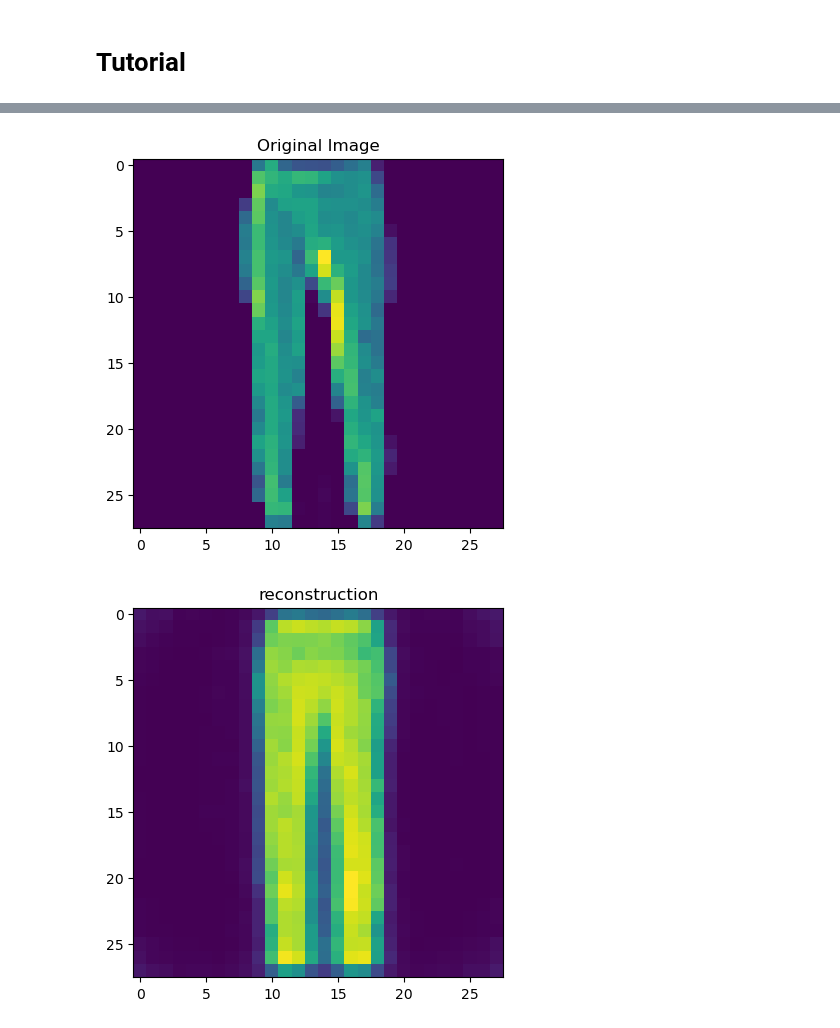
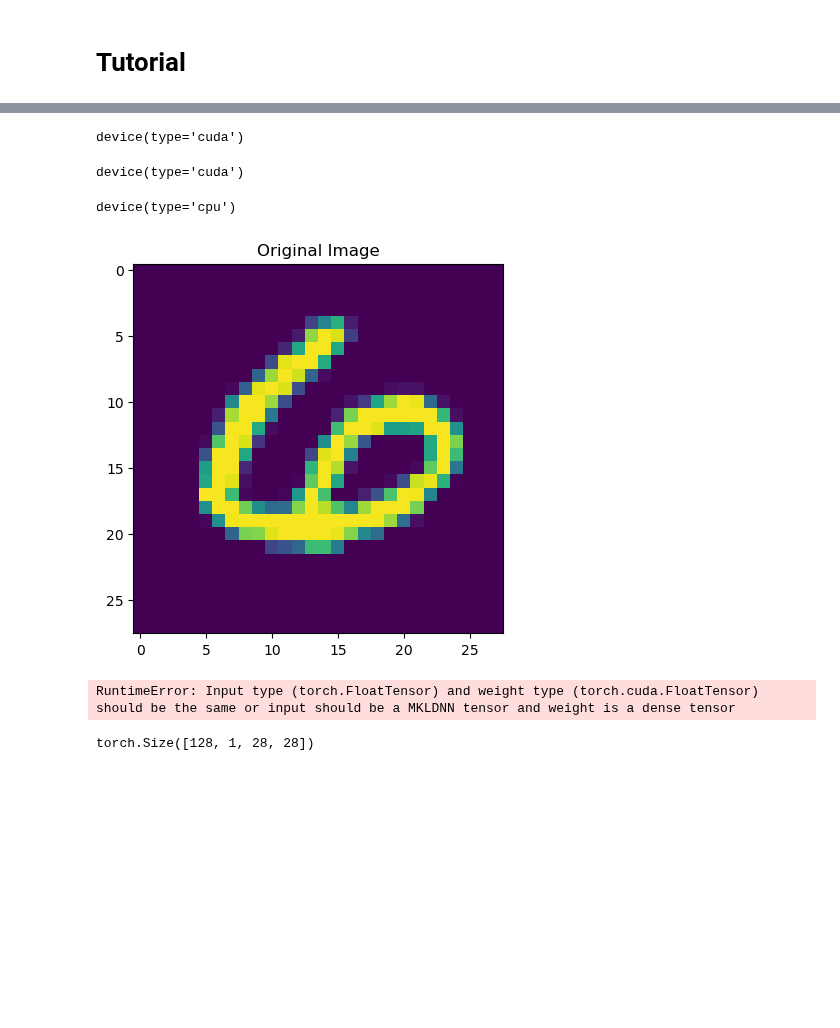
Before and after one commit to bcozmen/deeppy, a Jupyter notebook: tutorials/networks_advanced.ipynb, the cells around one changed output, grey strips where cells are left out. Saved outputs shown, nothing was run; the diff lists cells and outputs as text; code cells hidden in the pictures; blank space fills up the shorter version.

Commit message:
Change in data communication structure

```diff
--- a/tutorials/networks_advanced.ipynb
+++ b/tutorials/networks_advanced.ipynb
@@ -25,20 +23,24 @@ device = torch.device("cuda" if torch.cuda.is_available() else "cpu")
 # %%
 from torchvision import datasets
 from torchvision.transforms import ToTensor
-training_data = datasets.FashionMNIST(
+training_data = datasets.MNIST(
     root="datasets",
     train=True,
     download=True,
     transform=ToTensor()
 )
 
-test_data = datasets.FashionMNIST(
+test_data = datasets.MNIST(
     root="datasets",
     train=False,
     download=True,
     transform=ToTensor()
 )
 
-X = training_data.train_data.unsqueeze(1) / 255
-data = DataGetter(X=X,y=X, batch_size = 128)
+X,X_test = training_data.train_data.unsqueeze(1) / 255, test_data.train_data.unsqueeze(1) / 255
+y, y_test = training_data.train_labels, test_data.train_labels
+batch_size = 128
+data = DataGetter(X=X,y=y,X_test = X_test, y_test= y_test, batch_size = batch_size)
+
+data_set_epochs = len(X) / batch_size
 # %%
@@ -149,13 +136,12 @@ torch.Size([128, 1, 28, 28])
 # %%
-bvae_params = {
+model_params = {
     "network_params" : network_params,
     "device" : device,
-    "beta" : 1e-1,
-    "criterion" : nn.MSELoss()
+    "criterion" : nn.CrossEntropyLoss()
 }
 
 
-model = B_Vae(**bvae_params)
+model = Model(**model_params)
 #net = Network(**network_params)
 #print(net)
 #print("----------")
@@ -179,18 +174,29 @@ lf.save("checkpoints/b_vae")
+# %%
+lf.model.device
+# %% [output]
+device(type='cuda')
+# %%
+model.device
+# %% [output]
+device(type='cuda')
+# %%
+im.device
+# %% [output]
+device(type='cpu')
 # %%
 im, _ = data.train_data()
 plt.imshow(im[0,0])
 plt.title("Original Image")
 plt.show()
 
-reconstruction, mu, log_var = model.predict(im)
-
-reconstruction,mu,log_var = reconstruction.detach().cpu().numpy(), mu.detach().cpu().numpy(), log_var.detach().cpu().numpy()
-plt.imshow(reconstruction[0,0])
-plt.title("reconstruction")
-plt.show()
+lf.model.predict(*(im,))
 # %% [output]
-[figure, old version]
+[figure, new version]
-[figure, removed]
+RuntimeError: Input type (torch.FloatTensor) and weight type (torch.cuda.FloatTensor) should be the same or input should be a MKLDNN tensor and weight is a dense tensor
+# %%
+im.shape
+# %% [output]
+torch.Size([128, 1, 28, 28])
 # %%
 plt.plot(mu[0])
 # %% [output]
```
Also changed, not shown: parts of 7 cells of this notebook, 7 other files.
